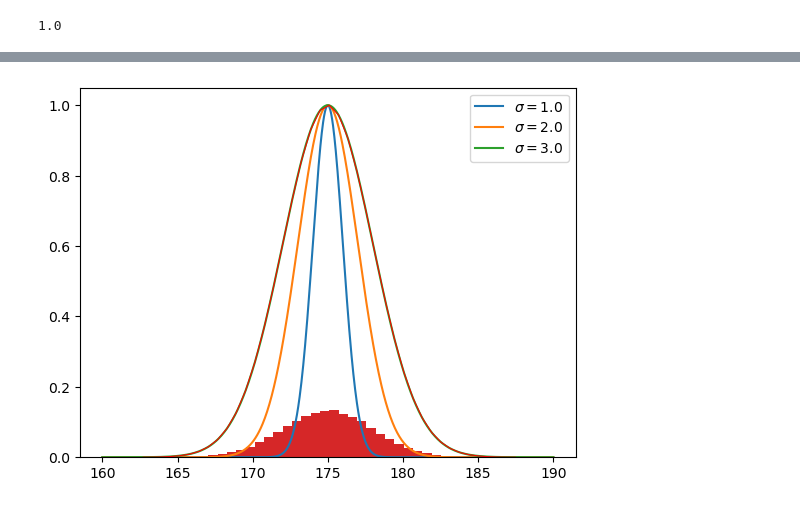
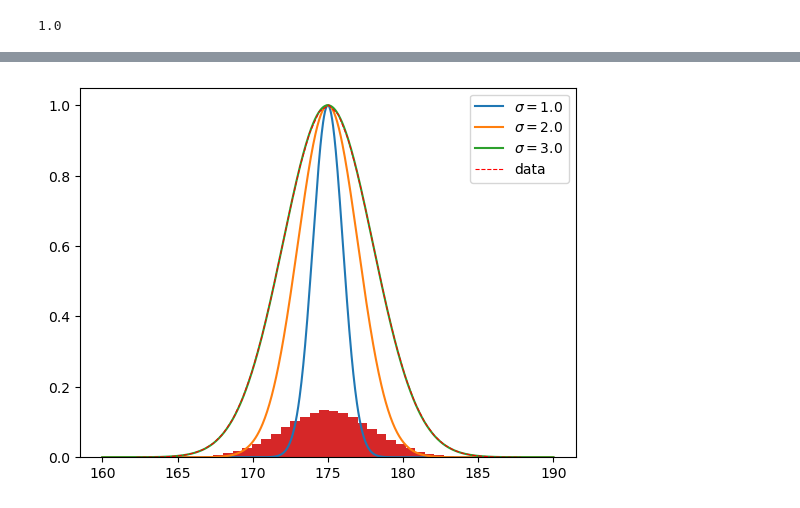
Before and after one commit to mhmdmahdi/funddata-assessment, a Jupyter notebook: normal distribution notebook/Normal Distribution Notebook.ipynb, the cells around one changed output, grey strips where cells are left out. Drawn from its saved outputs; the diff is of its cells as text; code cells hidden in the pictures.

```diff
--- a/normal distribution notebook/Normal Distribution Notebook.ipynb
+++ b/normal distribution notebook/Normal Distribution Notebook.ipynb
@@ -323,12 +324,13 @@ array([176.5716439 , 172.11338031, 171.34551383, ..., 177.39564262,
 # %%
 # Plot the function for several different values of sigma.
 for sigma in [1.0, 2.0, 3.0]:
     plt.plot(x, np.exp(-((x - mu)**2 / (2 * sigma**2))), label=rf'$\sigma = {sigma}$')
 
 # Add a legend.
 plt.legend();
 count, bins, ignored = plt.hist(s, 40, density=True)
-plt.plot(bins, scaled_y, linewidth=0.8, color='r')
+plt.plot(bins, scaled_y, linewidth=0.8, color='r', linestyle='dashed', label='data')
+plt.legend()
 plt.show()
 # %% [output]
-[figure, old version]
+[figure, new version]
```
Also changed, not shown: parts of 24 cells of this notebook.
